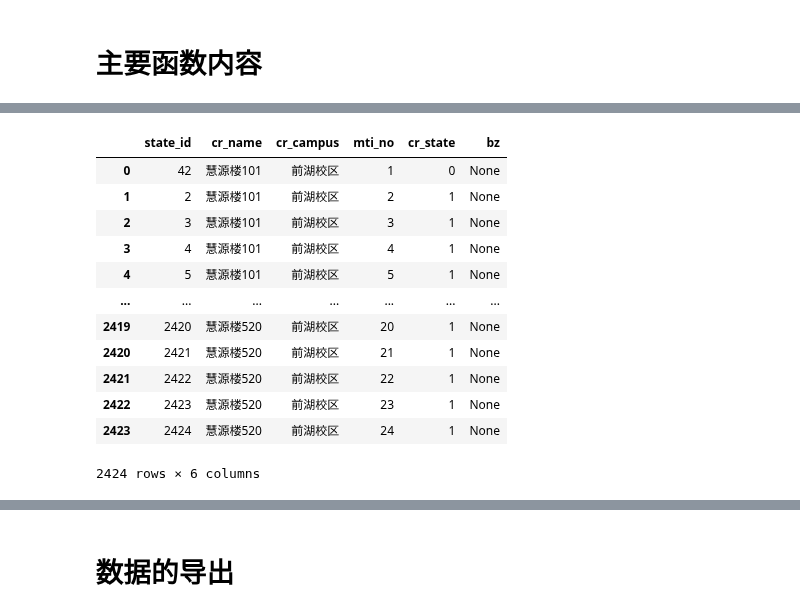
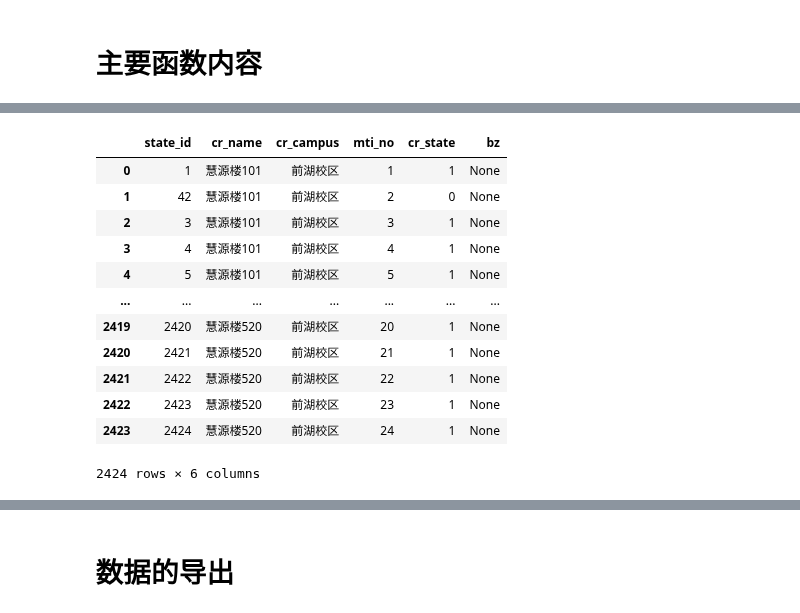
Before and after one commit to dummychicken/NCUjw, a Jupyter notebook: Ke Chen/read_data.ipynb, the cells around one changed output, grey strips where cells are left out. Saved outputs shown, nothing was run; the diff lists cells and outputs as text; code cells hidden in the pictures.

```diff
--- a/Ke Chen/read_data.ipynb
+++ b/Ke Chen/read_data.ipynb
@@ -92,7 +92,6 @@ def get_test_time_room(test_time):
     test_time_room=D[(D.mti_no==test_time)&(D.cr_state==1)].cr_name.values
     return test_time_room
 def fill_bz(room_name,test_time):
-#     new_D.cr_state[new_D[(new_D.cr_name==room_name)&(new_D.mti_no==test_time)].index]=0
     new_D.loc[(new_D.cr_name==room_name)&(new_D.mti_no==test_time),"cr_state"]=0
     return 0
 #当前的教室对应的班级index
@@ -105,25 +104,23 @@ def classroom_isbz(cr_name,time_no):
 #判断当前时段的教室是否符合当前的课程
 def student_num_fit(cr_names,cl_num):
     cr_num=classroom_inf[classroom_inf.cr_name==cr_names].cr_testseat.values
-    if (cr_num<=(cl_num+10) and cr_num>=(cl_num)):
+    if (cr_num<=(cl_num+10) and cr_num>=cl_num):
         return True
     else:
         return False
-# 检测同一课程是否在同一个教室安排
-# def same_course_is_same_campus()
 # %%
 #功能描述：进行排考
 #输入：教室时间笛卡儿乘积；班级编号与时间笛卡儿乘积
 #输出：教室时间班级编号笛卡儿
 def schedule_algorithm(new_D,temp):
-    cannt_find_room_notice=[]
+    cannt_find_class_id=[]
     for i,cl_num,test_time in zip(temp.index,temp.ci_student_number,temp.test_time):
         test_time_room=get_test_time_room(test_time)
         for room_name in test_time_room:
-            if classroom_isbz(room_name,test_time) and student_num_fit(room_name,cl_num):
-                fill_bz(room_name,test_time)
-                change_state_id(room_name,test_time,i)
+            if classroom_isbz(room_name,test_time+1) and student_num_fit(room_name,cl_num):
+                fill_bz(room_name,test_time+1)
+                change_state_id(room_name,test_time+1,i)
                 break
         else:
-            cannt_find_room_notice.append(i)
-    return new_D,cannt_find_room_notice
+            cannt_find_class_id.append(i)
+    return new_D,cannt_find_class_id
@@ -132,6 +138,7 @@ def schedule_algorithm(new_D,temp):
 #alldata---所有考场的信息
 #cannt_find_room---未安排的班级编号
 #outdata-----已经安排好的考场情况
-alldata,cannt_find_room=schedule_algorithm(new_D,temp)
+alldata,cannt_find_class_id=schedule_algorithm(new_D,temp)
+# same_course_is_same_campus(alldata,cannt_find_class_id)
 outdata=alldata[alldata.cr_state==0]
 # %% [output]
@@ -139,10 +146,10 @@ Wall time: 3.83 s
 # %%
 # new_D.cr_state[new_D[(new_D.cr_name=="慧源楼101")&(new_D.mti_no==1)].index]=1
-new_D
+alldata
 # %% [output]
 |  | state_id | cr_name | cr_campus | mti_no | cr_state | bz |
-| 0 | 42 | 慧源楼101 | 前湖校区 | 1 | 0 | None |
-| 1 | 2 | 慧源楼101 | 前湖校区 | 2 | 1 | None |
+| 0 | 1 | 慧源楼101 | 前湖校区 | 1 | 1 | None |
+| 1 | 42 | 慧源楼101 | 前湖校区 | 2 | 0 | None |
 | 2 | 3 | 慧源楼101 | 前湖校区 | 3 | 1 | None |
 | 3 | 4 | 慧源楼101 | 前湖校区 | 4 | 1 | None |
 | 4 | 5 | 慧源楼101 | 前湖校区 | 5 | 1 | None |
```
Also changed, not shown: parts of 10 cells of this notebook.
